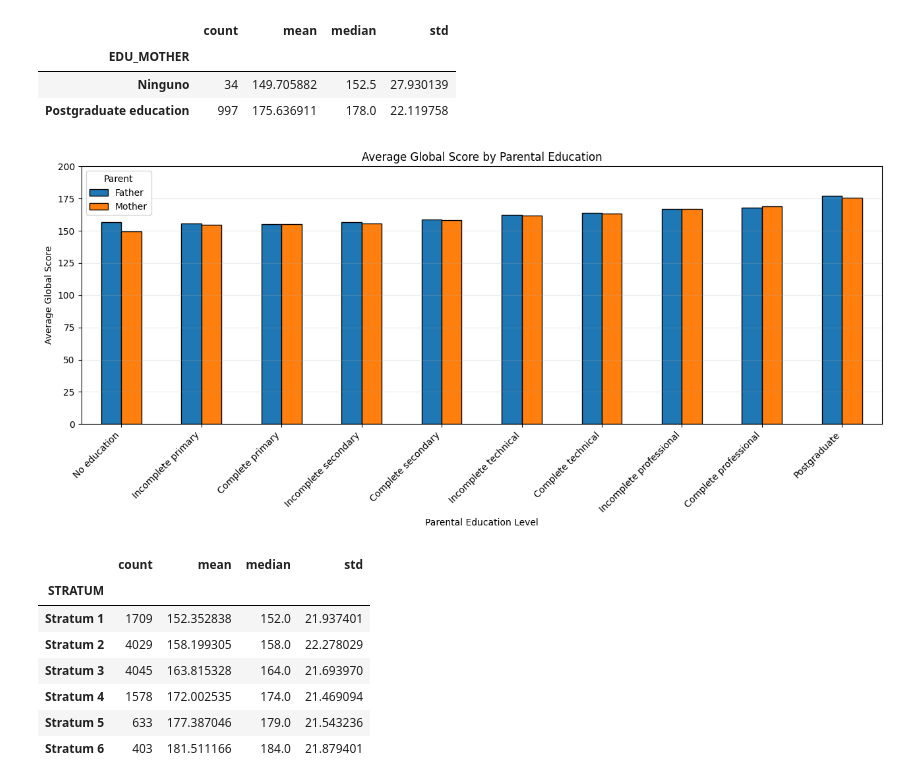
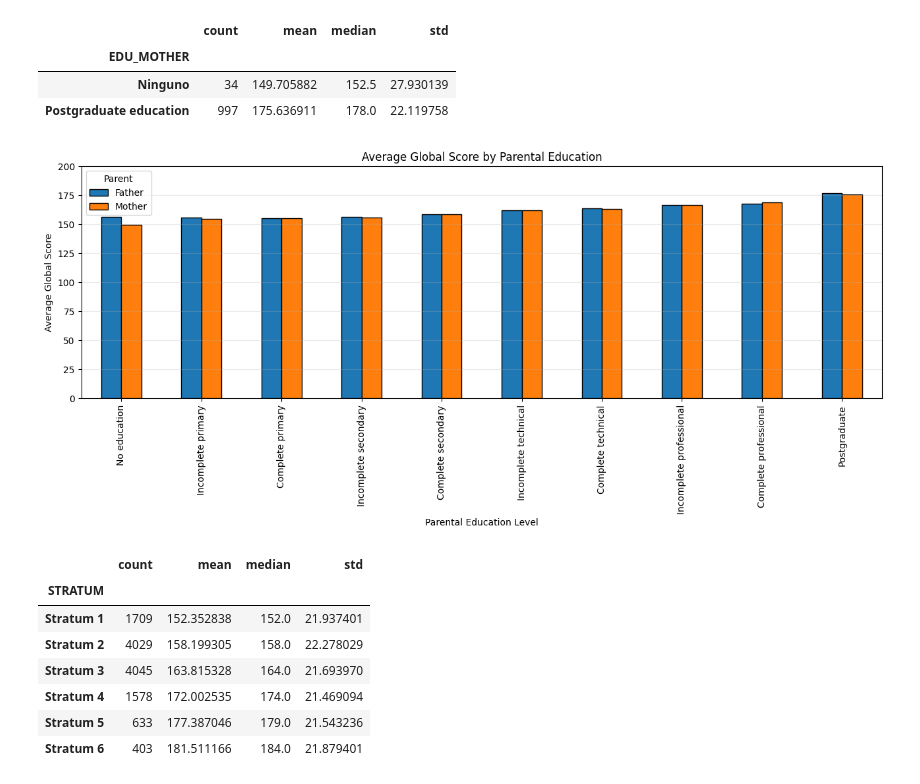
Before and after one commit to yihan4326/MSSP607, a Jupyter notebook: Assignments/assignment1.ipynb, the cells around one changed output. Drawn from its saved outputs; the diff is of its cells as text; code cells hidden in the pictures.

```diff
--- a/Assignments/assignment1.ipynb
+++ b/Assignments/assignment1.ipynb
@@ -244,45 +268,34 @@ mother_means = (
 # Combine father and mother results
 parent_education_means = pd.DataFrame({
     "Father": father_means.values,
     "Mother": mother_means.values
 }, index=education_labels)
 
 # Create the grouped bar chart
 parent_education_means.plot(
     kind="bar",
     figsize=(13, 6),
     edgecolor="black"
 )
 
 plt.title(
     "Average Global Score by Parental Education"
 )
 plt.xlabel("Parental Education Level")
 plt.ylabel("Average Global Score")
-plt.xticks(
-    rotation=45,
-    ha="right"
-)
 plt.legend(
     title="Parent"
 )
 plt.ylim(0, 200)
 plt.grid(
     axis="y",
     alpha=0.25
 )
 plt.tight_layout()
 
-# Save the figure
-plt.savefig(
-    project_root / "parental_education_scores.png",
-    dpi=300,
-    bbox_inches="tight"
-)
-
 plt.show()
 # %% [output]
-[figure, old version]
+[figure, new version]
 # %%
 # Stratum findings
 
```
Also changed, not shown: parts of 4 cells of this notebook.
